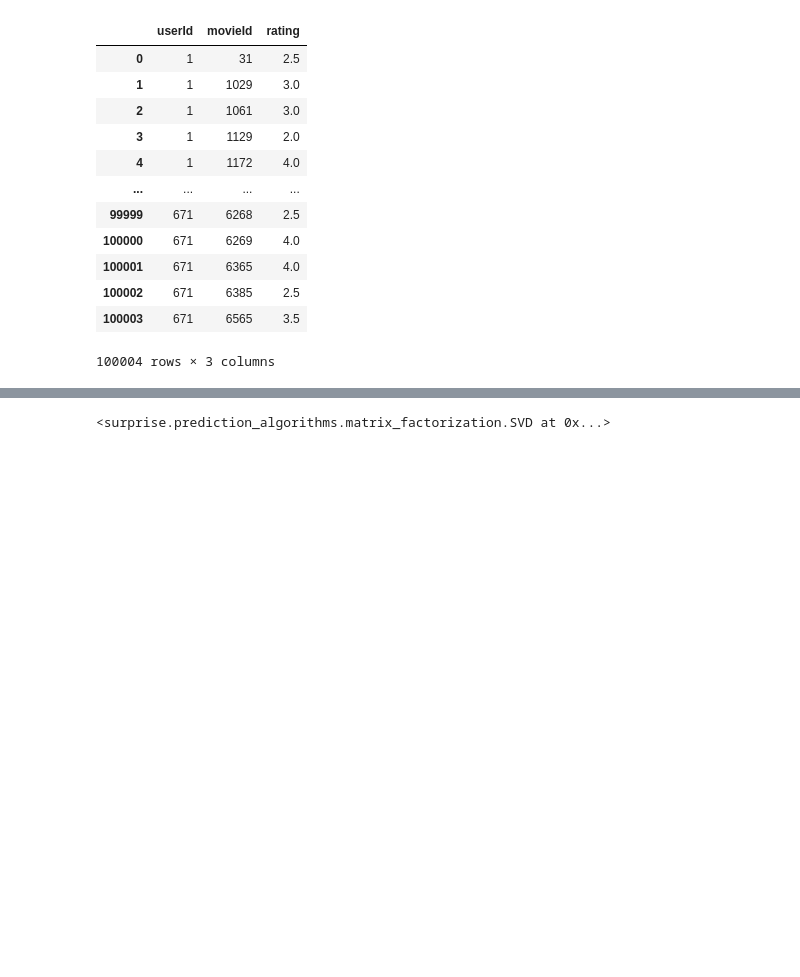
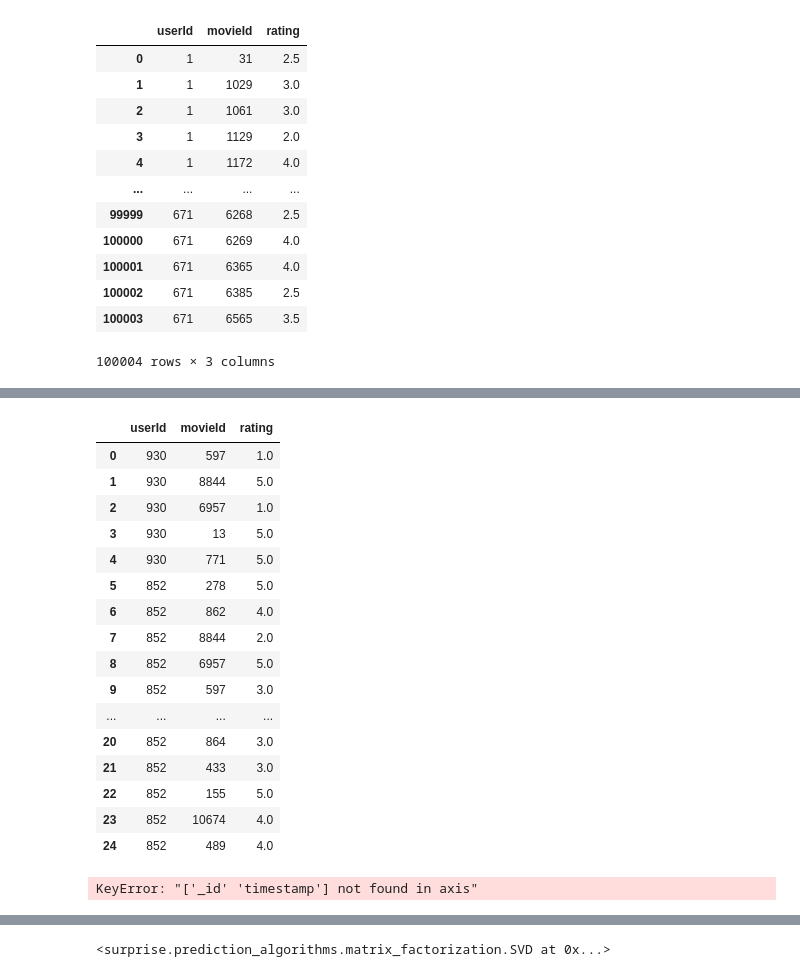
Before and after one commit to marreche/deep_film, a Jupyter notebook: model/svd.ipynb, the cells around one changed output, grey strips where cells are left out. Drawn from its saved outputs; the diff is of its cells as text; code cells hidden in the pictures; blank space fills up the shorter version.

```diff
--- a/model/svd.ipynb
+++ b/model/svd.ipynb
@@ -320,0 +339,2 @@ ratings
+# %%
+ratings_new = db.ratings_new
@@ -320,0 +398,27 @@ ratings
+# %%
+df_new = pd.DataFrame(list(ratings_new.find()))
+df_new = df_new.drop(columns=['_id'])
+df_new
+# %% [output]
+|  | userId | movieId | rating |
+| 0 | 930 | 597 | 1.0 |
+| 1 | 930 | 8844 | 5.0 |
+| 2 | 930 | 6957 | 1.0 |
+| 3 | 930 | 13 | 5.0 |
+| 4 | 930 | 771 | 5.0 |
+| 5 | 852 | 278 | 5.0 |
+| 6 | 852 | 862 | 4.0 |
+| 7 | 852 | 8844 | 2.0 |
+| 8 | 852 | 6957 | 5.0 |
+| 9 | 852 | 597 | 3.0 |
+| ... | ... | ... | ... |
+| 20 | 852 | 864 | 3.0 |
+| 21 | 852 | 433 | 3.0 |
+| 22 | 852 | 155 | 5.0 |
+| 23 | 852 | 10674 | 4.0 |
+| 24 | 852 | 489 | 4.0 |
+# %%
+df = df.drop(columns=['_id', 'timestamp'])
+df.head(5)
+# %% [output]
+KeyError: "['_id' 'timestamp'] not found in axis"
```
Also changed, not shown: parts of 24 cells of this notebook, 5 other files.
